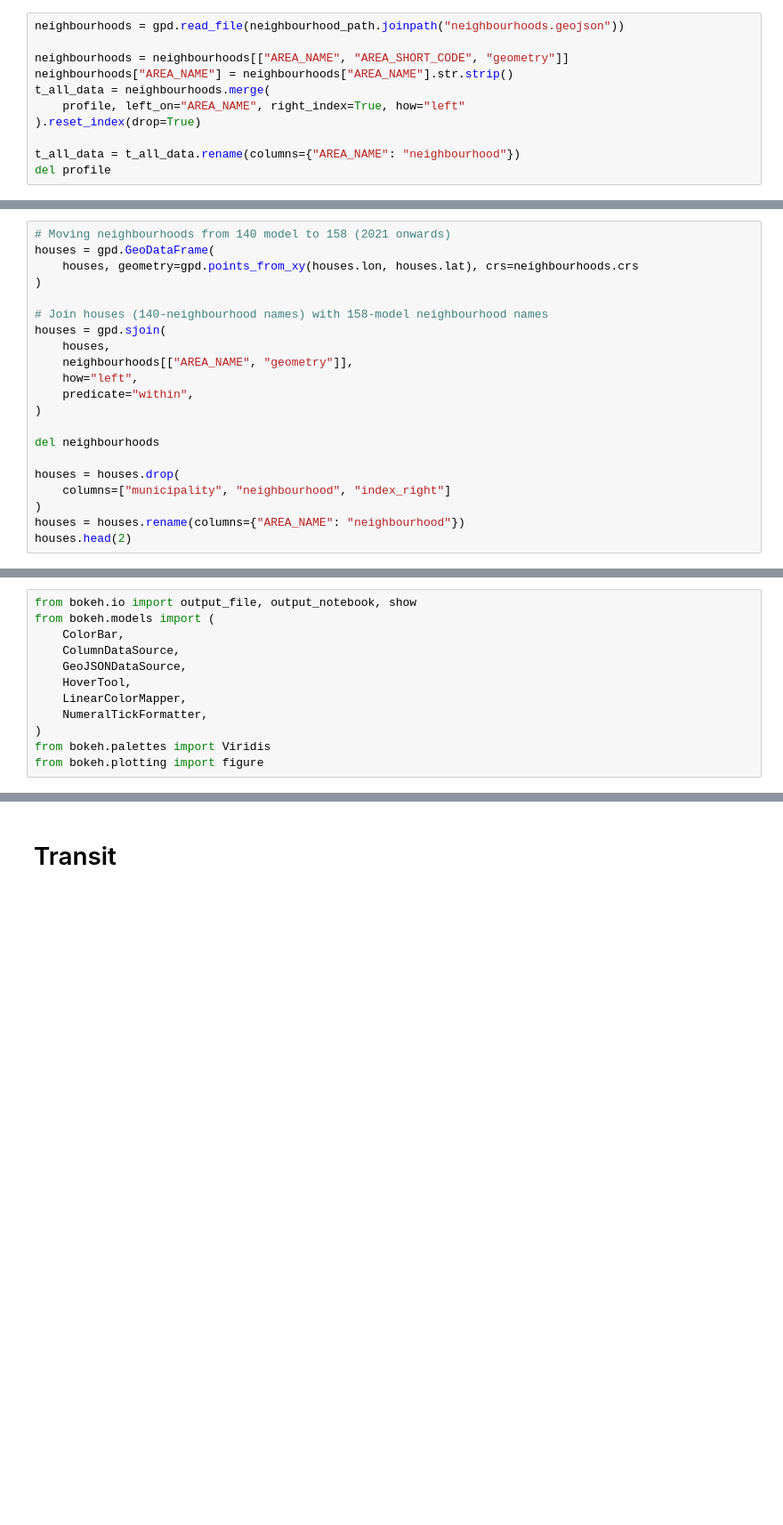
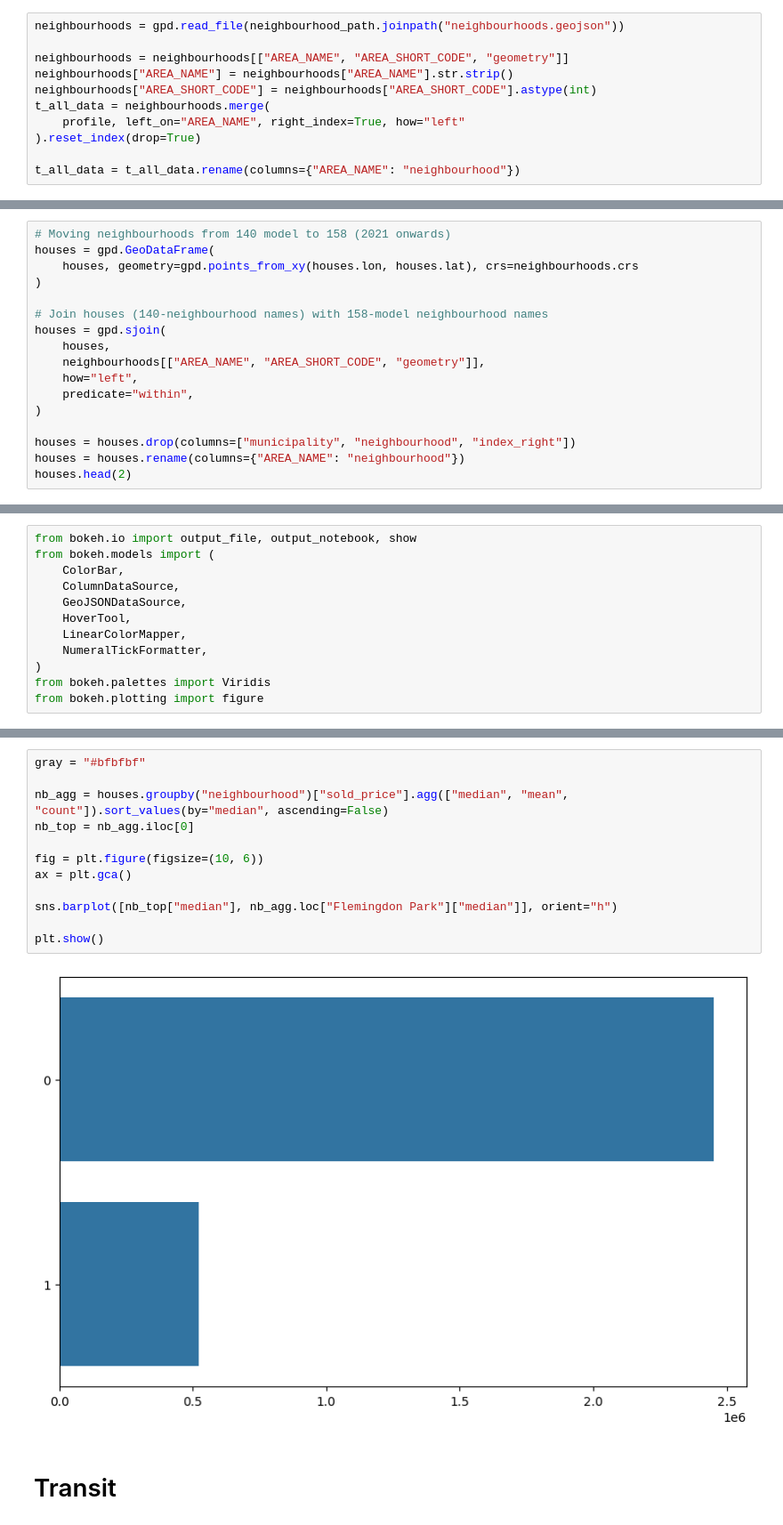
Before and after one commit to NGiving/gta-housing-analysis, a Jupyter notebook: CPAN_314_Project.ipynb, the cells around one changed output, grey strips where cells are left out. Shown at 89% size. Saved outputs shown, nothing was run; the diff lists cells and outputs as text; blank space fills up the shorter version.

Commit message:
testing graphs

```diff
--- a/CPAN_314_Project.ipynb
+++ b/CPAN_314_Project.ipynb
@@ -281,12 +280,12 @@ neighbourhoods = gpd.read_file(neighbourhood_path.joinpath("neighbourhoods.geojs
 
 neighbourhoods = neighbourhoods[["AREA_NAME", "AREA_SHORT_CODE", "geometry"]]
 neighbourhoods["AREA_NAME"] = neighbourhoods["AREA_NAME"].str.strip()
+neighbourhoods["AREA_SHORT_CODE"] = neighbourhoods["AREA_SHORT_CODE"].astype(int)
 t_all_data = neighbourhoods.merge(
     profile, left_on="AREA_NAME", right_index=True, how="left"
 ).reset_index(drop=True)
 
 t_all_data = t_all_data.rename(columns={"AREA_NAME": "neighbourhood"})
-del profile
 # %% [markdown]
 # Housing Statistics
 # %% [markdown]
@@ -332,16 +331,12 @@ houses = gpd.GeoDataFrame(
 # Join houses (140-neighbourhood names) with 158-model neighbourhood names
 houses = gpd.sjoin(
     houses,
-    neighbourhoods[["AREA_NAME", "geometry"]],
+    neighbourhoods[["AREA_NAME", "AREA_SHORT_CODE", "geometry"]],
     how="left",
     predicate="within",
 )
 
-del neighbourhoods
-
-houses = houses.drop(
-    columns=["municipality", "neighbourhood", "index_right"]
-)
+houses = houses.drop(columns=["municipality", "neighbourhood", "index_right"])
 houses = houses.rename(columns={"AREA_NAME": "neighbourhood"})
 houses.head(2)
 # %% [output]
@@ -617,3 +614,17 @@ show(p)
+# %%
+gray = "#bfbfbf"
+
+nb_agg = houses.groupby("neighbourhood")["sold_price"].agg(["median", "mean", "count"]).sort_values(by="median", ascending=False)
+nb_top = nb_agg.iloc[0]
+
+fig = plt.figure(figsize=(10, 6))
+ax = plt.gca()
+
+sns.barplot([nb_top["median"], nb_agg.loc["Flemingdon Park"]["median"]], orient="h")
+
+plt.show()
+# %% [output]
+[figure, added]
 # %% [markdown]
 # Transit
 # %%
```
Also changed, not shown: parts of 7 cells of this notebook, 1 other file.
